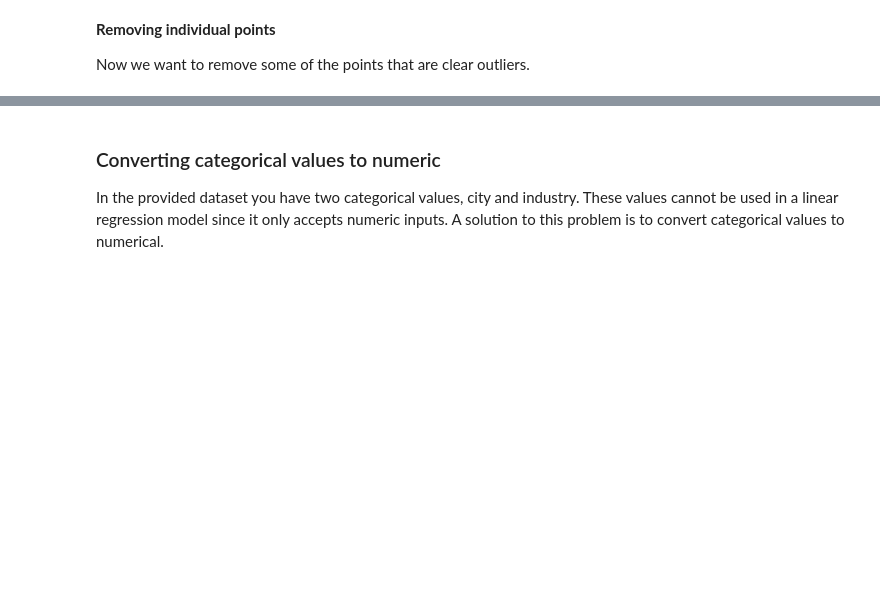
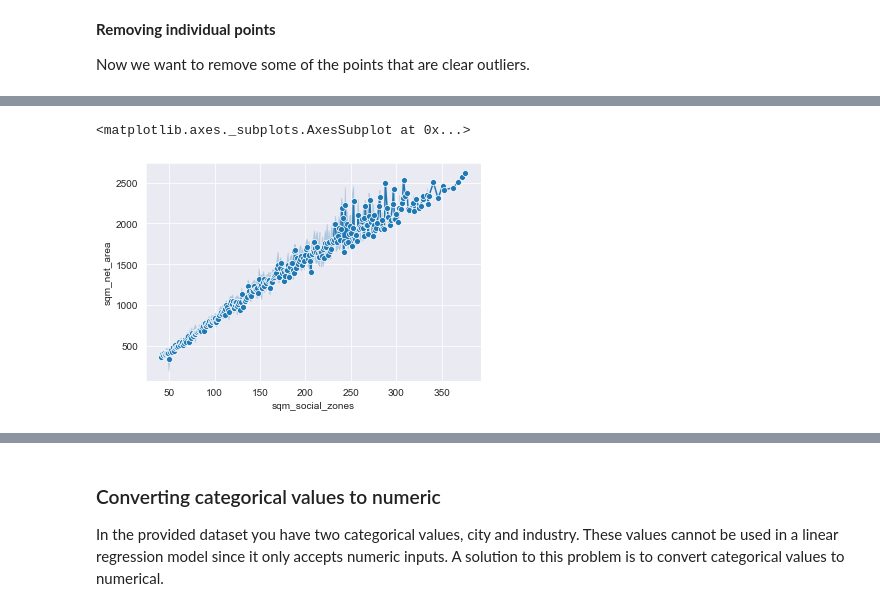
Before and after one commit to arealizeai/code2021-ML-case, a Jupyter notebook: Introduction notebook.ipynb, the cells around one changed output, grey strips where cells are left out. Drawn from its saved outputs; the diff is of its cells as text; code cells hidden in the pictures; blank space fills up the shorter version.

```diff
--- a/Introduction notebook.ipynb
+++ b/Introduction notebook.ipynb
@@ -230,5 +242,8 @@ new_dataset[(new_dataset['sqm_social_zones'] == 45)]
 # removing this point
 new_dataset.drop(65, inplace=True)
 # %%
-sns.lineplot(data=new_dataset[new_dataset['sqm_social_zones'] > 40], x='sqm_social_zones', y='netto_area', marker='o')
+sns.lineplot(data=new_dataset[new_dataset['sqm_social_zones'] > 40], x='sqm_social_zones', y='sqm_net_area', marker='o')
+# %% [output]
+<matplotlib.axes._subplots.AxesSubplot at 0x...>
+[figure, added]
 # %%
```
Also changed, not shown: parts of 8 cells of this notebook.
